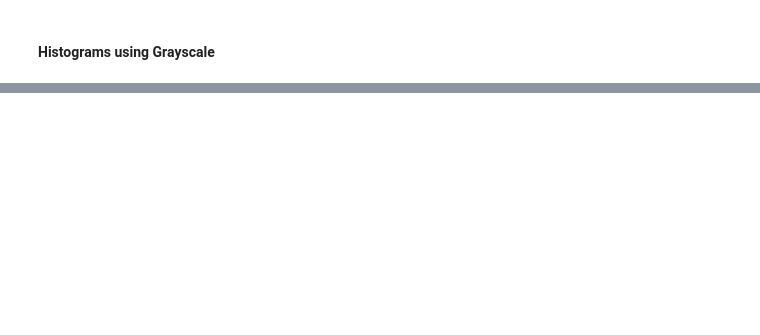
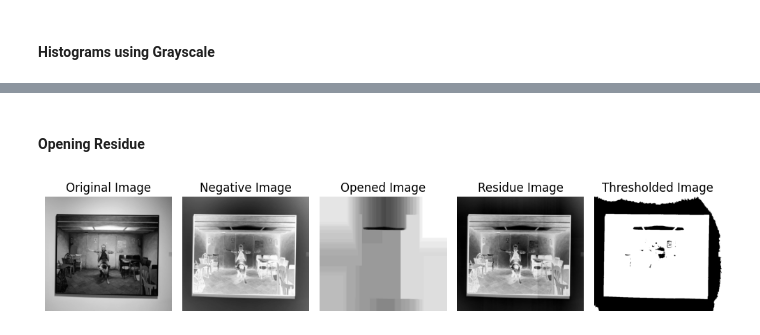
Before and after one commit to MCV-2024-C1-Project/Team7, a Jupyter notebook: segmentation_analysis.ipynb, the cells around one changed output, grey strips where cells are left out. Saved outputs shown, nothing was run; the diff lists cells and outputs as text; code cells hidden in the pictures; blank space fills up the shorter version.

```diff
--- a/segmentation_analysis.ipynb
+++ b/segmentation_analysis.ipynb
@@ -779,0 +492,59 @@ df = pd.DataFrame.from_dict(mean_shift_results, orient='index', columns=['Precis
+# %% [markdown]
+#### Opening Residue
+# %%
+def opening_residue(img, kernel_size=(300, 300), thres=25):
+
+    # Invert the image
+    img_neg = cv2.bitwise_not(img)
+
+    # Background: opening; (f o B)
+    kernel = np.ones(kernel_size, np.uint8)
+    opened = cv2.morphologyEx(img_neg, cv2.MORPH_OPEN, kernel)
+
+    # Residue; f - (f o B)
+    residue = cv2.subtract(img_neg, opened)
+
+    # Thresholding
+    _, thresholded = cv2.threshold(residue, thres, 255, cv2.THRESH_BINARY)
+
+    return img_neg, opened, residue, thresholded
+# %%
+img_neg, opened, residue, thresholded = opening_residue(gray_images[19])
+
+# Plot the images
+plt.figure(figsize=(10, 5))
+
+# Original Image
+plt.subplot(151)
+plt.imshow(gray_images[19], cmap='gray')
+plt.title('Original Image')
+plt.axis('off')
+
+# Negative Image
+plt.subplot(152)
+plt.imshow(img_neg, cmap='gray')
+plt.title('Negative Image')
+plt.axis('off')
+
+# Opened Image
+plt.subplot(153)
+plt.imshow(opened, cmap='gray')
+plt.title('Opened Image')
+plt.axis('off')
+
+# Residue Image
+plt.subplot(154)
+plt.imshow(residue, cmap='gray')
+plt.title('Residue Image')
+plt.axis('off')
+
+# Thresholded Image
+plt.subplot(155)
+plt.imshow(thresholded, cmap='gray')
+plt.title('Thresholded Image')
+plt.axis('off')
+
+plt.tight_layout()
+plt.show()
+# %% [output]
+[figure, added]
```
Also changed, not shown: parts of 106 cells of this notebook.
